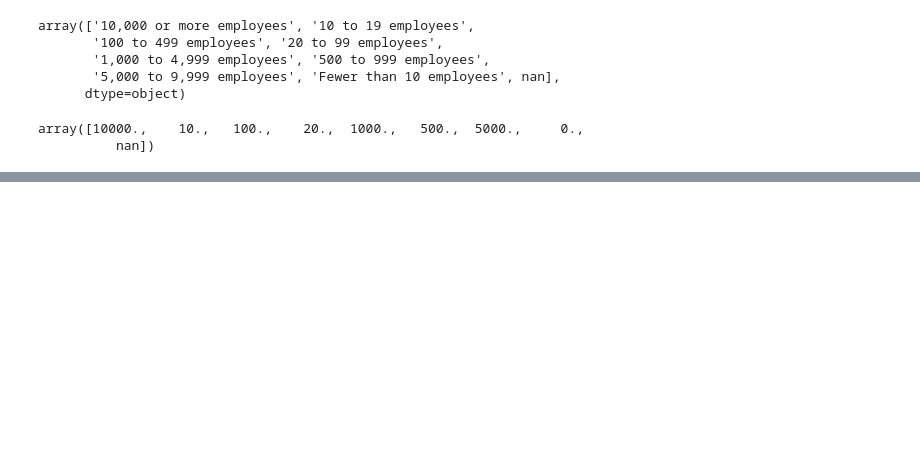
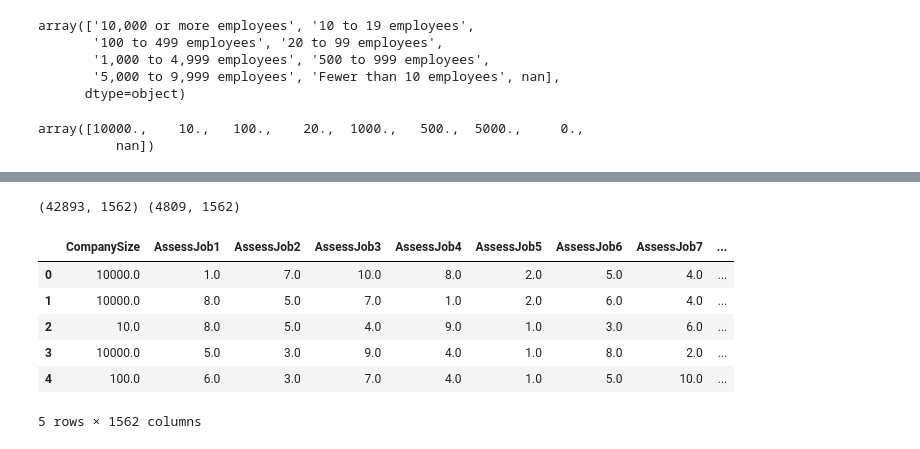
Before and after one commit to lemmingy/My_pipelines, a Jupyter notebook: liner_model.ipynb, the cells around one changed output, grey strips where cells are left out. Saved outputs shown, nothing was run; the diff lists cells and outputs as text; code cells hidden in the pictures; blank space fills up the shorter version.

```diff
--- a/liner_model.ipynb
+++ b/liner_model.ipynb
@@ -125,3 +296,32 @@ import category_encoders as ce
+# %%
+# カテゴリ特徴量の変換　https://www.analyticsvidhya.com/blog/2020/08/types-of-categorical-data-encoding/
+import category_encoders as ce
+import warnings
+warnings.simplefilter('ignore')
+
+def cat_encode_for_liner(df, df2, col):
+  encode = ce.OneHotEncoder(cols = col, handle_unknown = 'return_nan', return_df = True, use_cat_names = True)
+  df_tmp = encode.fit_transform(df[col])
+  df = pd.concat([df, df_tmp], axis = 1)
+  df.drop(columns = col, inplace = True)
+  df_tmp = encode.transform(df2[col])
+  df2 = pd.concat([df2, df_tmp], axis = 1)
+  df2.drop(columns = col, inplace = True)
+  return df, df2
+
+for col in lis_cols_cat:
+  df_train, df_test = cat_encode_for_liner(df_train, df_test, col)
+print(df_train.shape, df_test.shape)
+df_train.head()
+# %% [output]
+(42893, 1562) (4809, 1562)
+|  | CompanySize | AssessJob1 | AssessJob2 | AssessJob3 | AssessJob4 | AssessJob5 | AssessJob6 | AssessJob7 | ... |
+| 0 | 10000.0 | 1.0 | 7.0 | 10.0 | 8.0 | 2.0 | 5.0 | 4.0 | ... |
+| 1 | 10000.0 | 8.0 | 5.0 | 7.0 | 1.0 | 2.0 | 6.0 | 4.0 | ... |
+| 2 | 10.0 | 8.0 | 5.0 | 4.0 | 9.0 | 1.0 | 3.0 | 6.0 | ... |
+| 3 | 10000.0 | 5.0 | 3.0 | 9.0 | 4.0 | 1.0 | 8.0 | 2.0 | ... |
+| 4 | 100.0 | 6.0 | 3.0 | 7.0 | 4.0 | 1.0 | 5.0 | 10.0 | ... |
+5 rows × 1562 columns
 # %%
 #欠損値補完の前に欠損値カウント
 def null_count(df):
```
Also changed, not shown: parts of 14 cells of this notebook.
